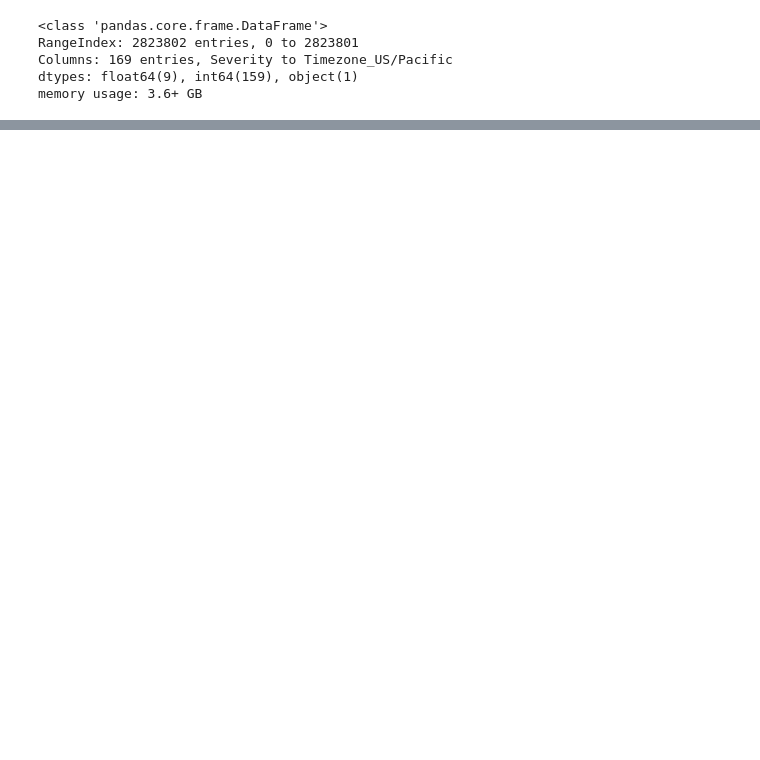
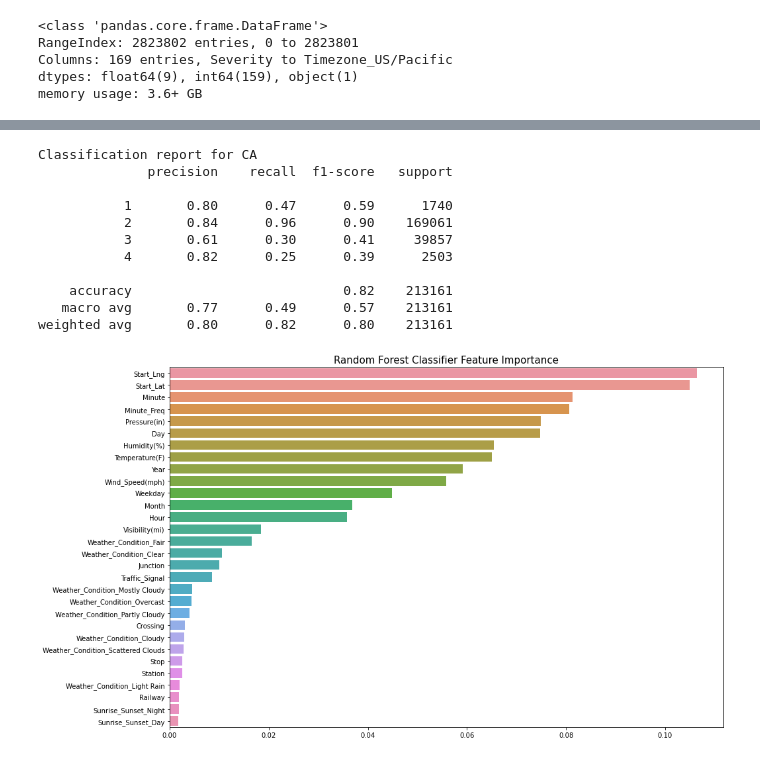
Before and after one commit to weslieashlyn/5300-Traffic-Accidents, a Jupyter notebook: Data Cleaning.ipynb, the cells around one changed output, grey strips where cells are left out. Saved outputs shown, nothing was run; the diff lists cells and outputs as text; code cells hidden in the pictures; blank space fills up the shorter version.

```diff
--- a/Data Cleaning.ipynb
+++ b/Data Cleaning.ipynb
@@ -597,0 +622,15 @@ weighted avg       0.76      0.77      0.75     66515
+# %%
+run_prediction_report("CA")
+# %% [output]
+Classification report for CA
+              precision    recall  f1-score   support
+
+           1       0.80      0.47      0.59      1740
+           2       0.84      0.96      0.90    169061
+           3       0.61      0.30      0.41     39857
+           4       0.82      0.25      0.39      2503
+
+    accuracy                           0.82    213161
+   macro avg       0.77      0.49      0.57    213161
+weighted avg       0.80      0.82      0.80    213161
+[figure, added]
```
Also changed, not shown: parts of 8 cells of this notebook.
